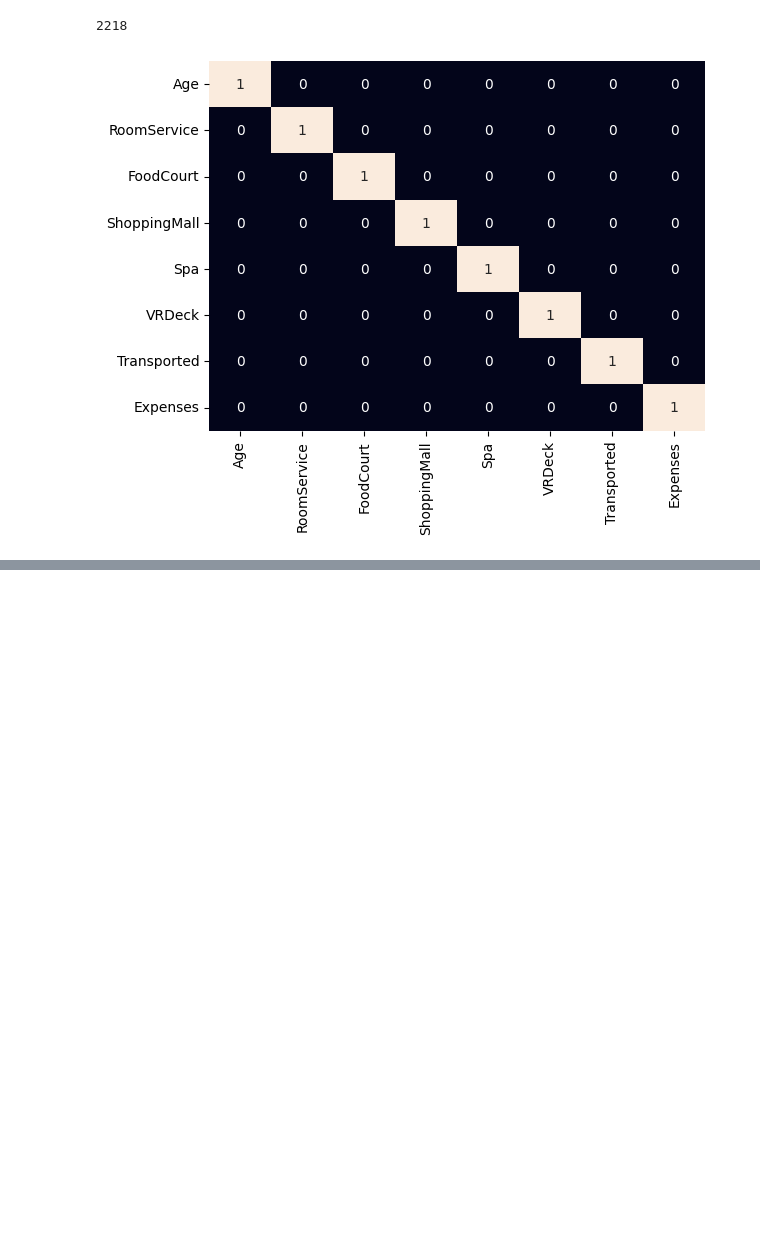
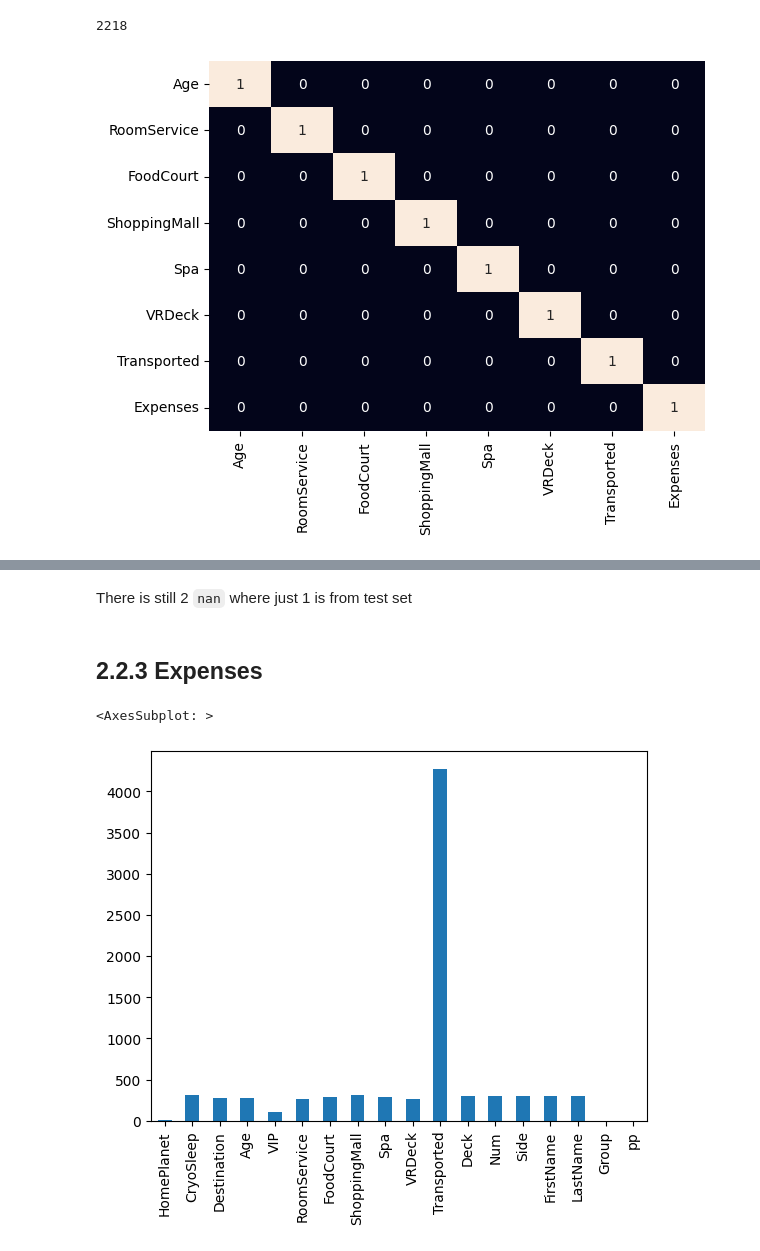
Before and after one commit to Przemek9110/spaceship-titanic, a Jupyter notebook: spaceship_titanic.ipynb, the cells around one changed output, grey strips where cells are left out. Saved outputs shown, nothing was run; the diff lists cells and outputs as text; code cells hidden in the pictures; blank space fills up the shorter version.

```diff
--- a/spaceship_titanic.ipynb
+++ b/spaceship_titanic.ipynb
@@ -339,0 +415,8 @@ ValueError: Cannot set a DataFrame with multiple columns to the single column Ex
+# %%
+train_test['HomePlanet'] = np.where(train_test.HomePlanet.isnull() & train_test.Deck.str.contains('C'), 'Europa', train_test.HomePlanet)
+# %%
+train_test['HomePlanet'] = np.where(train_test.HomePlanet.isnull() & train_test.VIP & train_test.Deck.str.contains('F'), 'Mars', train_test.HomePlanet)
+# %%
+train_test['HomePlanet'] = np.where(train_test.HomePlanet.isnull() & train_test.VIP==False, 'Earth', train_test.HomePlanet)
+# %%
+train_test['HomePlanet'] = np.where(train_test.HomePlanet.isnull() & train_test.CryoSleep & train_test.VIP, 'Europa', train_test.HomePlanet)
@@ -339,0 +429,9 @@ ValueError: Cannot set a DataFrame with multiple columns to the single column Ex
+# %% [markdown]
+There is still 2 `nan` where just 1 is from test set
+# %% [markdown]
+## **2.2.3 Expenses**
+# %%
+train_test.isna().sum().plot(kind='bar')
+# %% [output]
+<AxesSubplot: >
+[figure, added]
```
Also changed, not shown: parts of 66 cells of this notebook.
